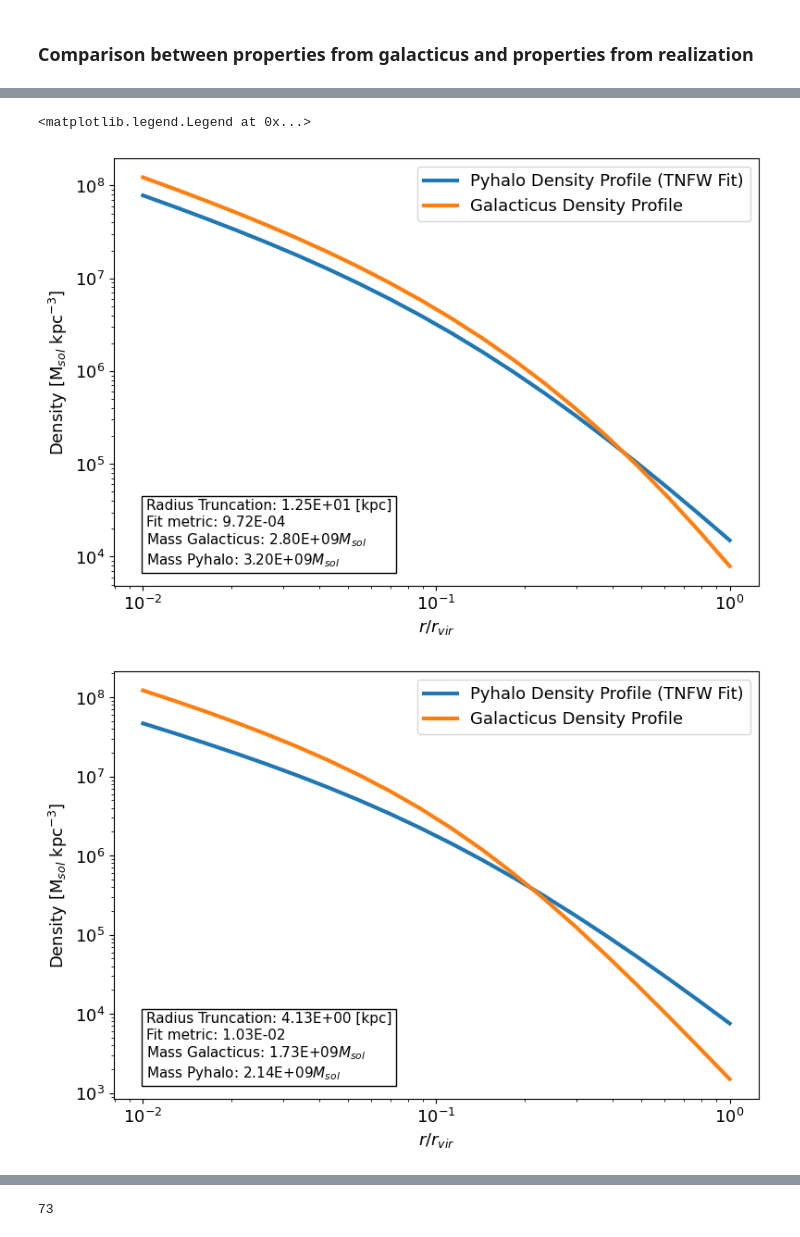
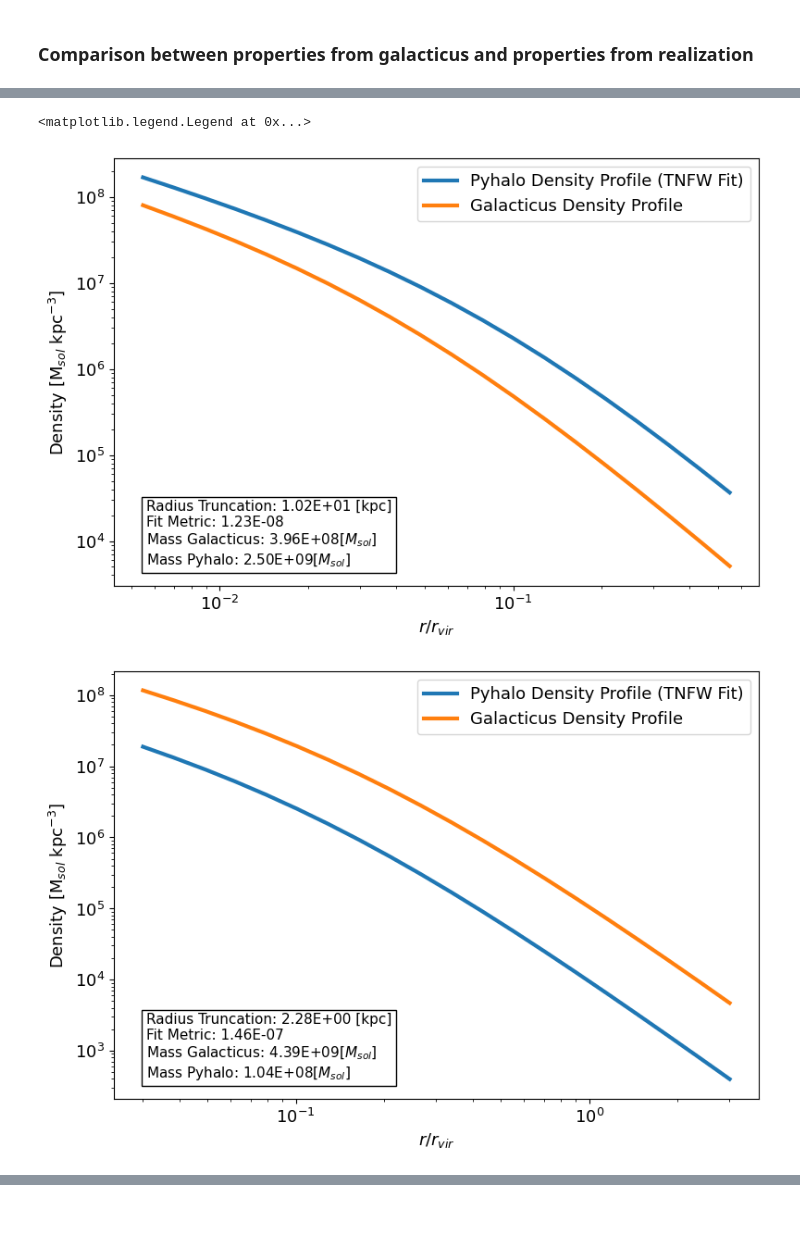
Before and after one commit to dangilman/pyHalo, a Jupyter notebook: example_notebooks/from_galacticus_debug.ipynb, the cells around one changed output, grey strips where cells are left out. Saved outputs shown, nothing was run; the diff lists cells and outputs as text; code cells hidden in the pictures.

```diff
--- a/example_notebooks/from_galacticus_debug.ipynb
+++ b/example_notebooks/from_galacticus_debug.ipynb
@@ -129,7 +150,7 @@ def plt_compare_density(ax:Axes,subhalos:list[TNFWFromParams],nodedata:dict[str,
     r = nodedata[GalacticusParameters.DENSITY_PROFILE_RADIUS][n] * 1E3
 
     subhalo = subhalos[n]
-    subhalo.mass_bound_uss_massfraction = True
+    subhalo.mass_bound_uss_massfraction = False
 
     rv = subhalo.params_physical[TNFWFromParams.KEY_RV]
 
@@ -142,9 +163,9 @@ def plt_compare_density(ax:Axes,subhalos:list[TNFWFromParams],nodedata:dict[str,
 
     txt_rt = f"Radius Truncation: {subhalo.params_physical[TNFWFromParams.KEY_RT]:.2E} [kpc]"
     #print(nodedata[GalacticusParameters.TNFW_RADIUS_TRUNCATION][n])
-    txt_fit_metric = f"Fit metric: {nodedata['metricTidalTruncationNFW'][n]:.2E}"
-    txt_mass_galacticus = f"Mass Galacticus: {nodedata[GalacticusParameters.MASS_BOUND][n]:.2E}" + r"$M_{sol}$"
-    txt_mass_pyhalo = f"Mass Pyhalo: {subhalo.bound_mass:.2E}"+ r"$M_{sol}$"
+    txt_fit_metric = f"Fit Metric: {nodedata['metricTidalTruncationNFW'][n]:.2E}"
+    txt_mass_galacticus = f"Mass Galacticus: {nodedata[GalacticusParameters.MASS_BOUND][n]:.2E}" + r"[$M_{sol}]$"
+    txt_mass_pyhalo = f"Mass Pyhalo: {subhalo.bound_mass:.2E}"+ r"[$M_{sol}$]"
 
     newline = "\n"
     txt_box = txt_rt + newline + txt_fit_metric + newline + txt_mass_galacticus + newline + txt_mass_pyhalo
@@ -156,36 +177,48 @@ def plt_compare_density(ax:Axes,subhalos:list[TNFWFromParams],nodedata:dict[str,
 
 
 
 fig, ax = plt.subplots(figsize = (9, 6))
-plt_compare_density(ax,subhalos,nodedata,46)
+plt_compare_density(ax,subhalos,nodedata,9)
 ax.set_xscale("log")
 ax.set_yscale("log")
 ax.legend()
 
 fig, ax = plt.subplots(figsize = (9, 6))
-plt_compare_density(ax,subhalos,nodedata,60)
+plt_compare_density(ax,subhalos,nodedata,21)
 ax.set_xscale("log")
 ax.set_yscale("log")
 ax.legend()
 
 fig, ax = plt.subplots(figsize = (9, 6))
-plt_compare_density(ax,subhalos,nodedata,49)
+plt_compare_density(ax,subhalos,nodedata,0)
 ax.set_xscale("log")
 ax.set_yscale("log")
 ax.legend()
 
 fig, ax = plt.subplots(figsize = (9, 6))
 plt_compare_density(ax,subhalos,nodedata,11)
 ax.set_xscale("log")
 ax.set_yscale("log")
 ax.legend()
 
 fig, ax = plt.subplots(figsize = (9, 6))
-plt_compare_density(ax,subhalos,nodedata,73)
+plt_compare_density(ax,subhalos,nodedata,2)
 ax.set_xscale("log")
 ax.set_yscale("log")
 ax.legend()
+
+fig, ax = plt.subplots(figsize = (9, 6))
+plt_compare_density(ax,subhalos,nodedata,12)
+ax.set_xscale("log")
+ax.set_yscale("log")
+ax.legend()
+
+fig, ax = plt.subplots(figsize = (9, 6))
+plt_compare_density(ax,subhalos,nodedata,5)
+ax.set_xscale("log")
+ax.set_yscale("log")
+ax.legend()
 # %% [output]
 <matplotlib.legend.Legend at 0x...>
-[figure, old version]
+[figure, new version]
-[figure, old version]
+[figure, new version]
@@ -195,5 +229,0 @@ ax.legend()
-# %%
-import random
-random.randrange(0,99)
-# %% [output]
-73
```
Also changed, not shown: parts of 12 cells of this notebook, 2 other files.
